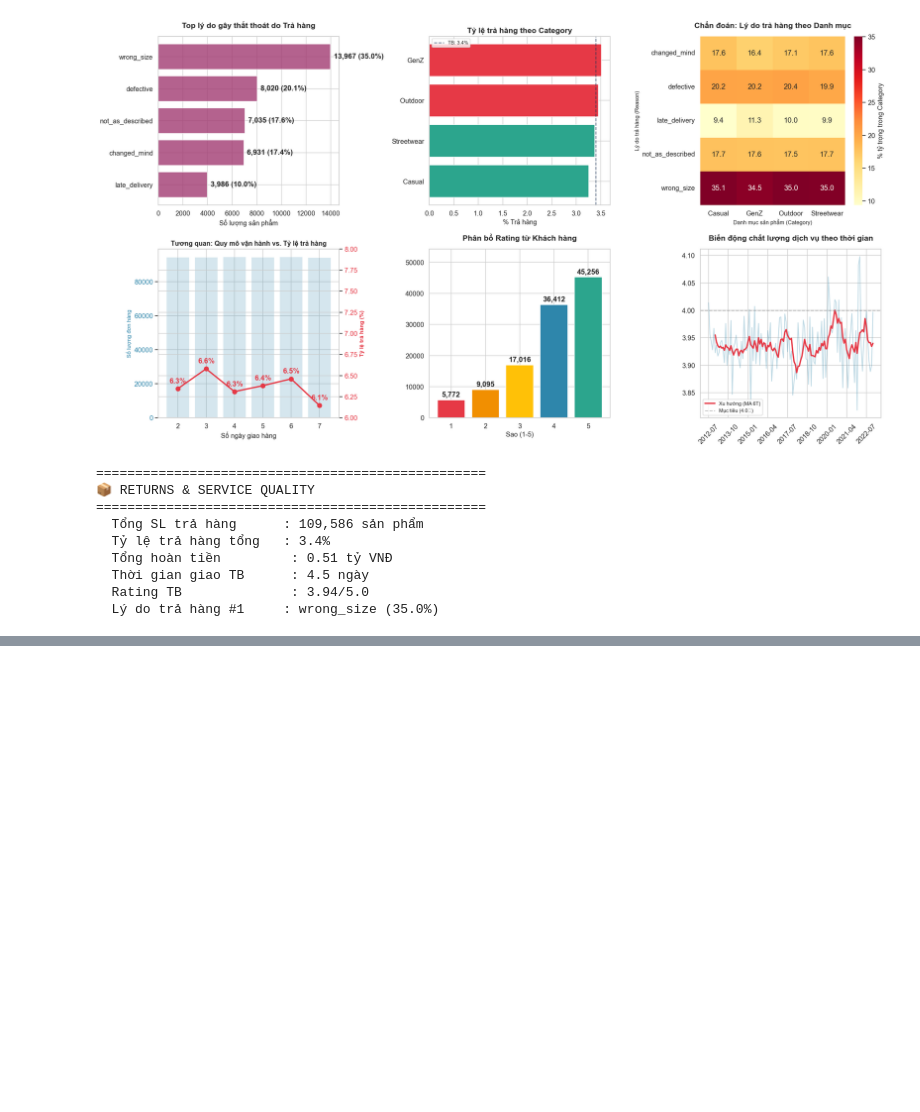
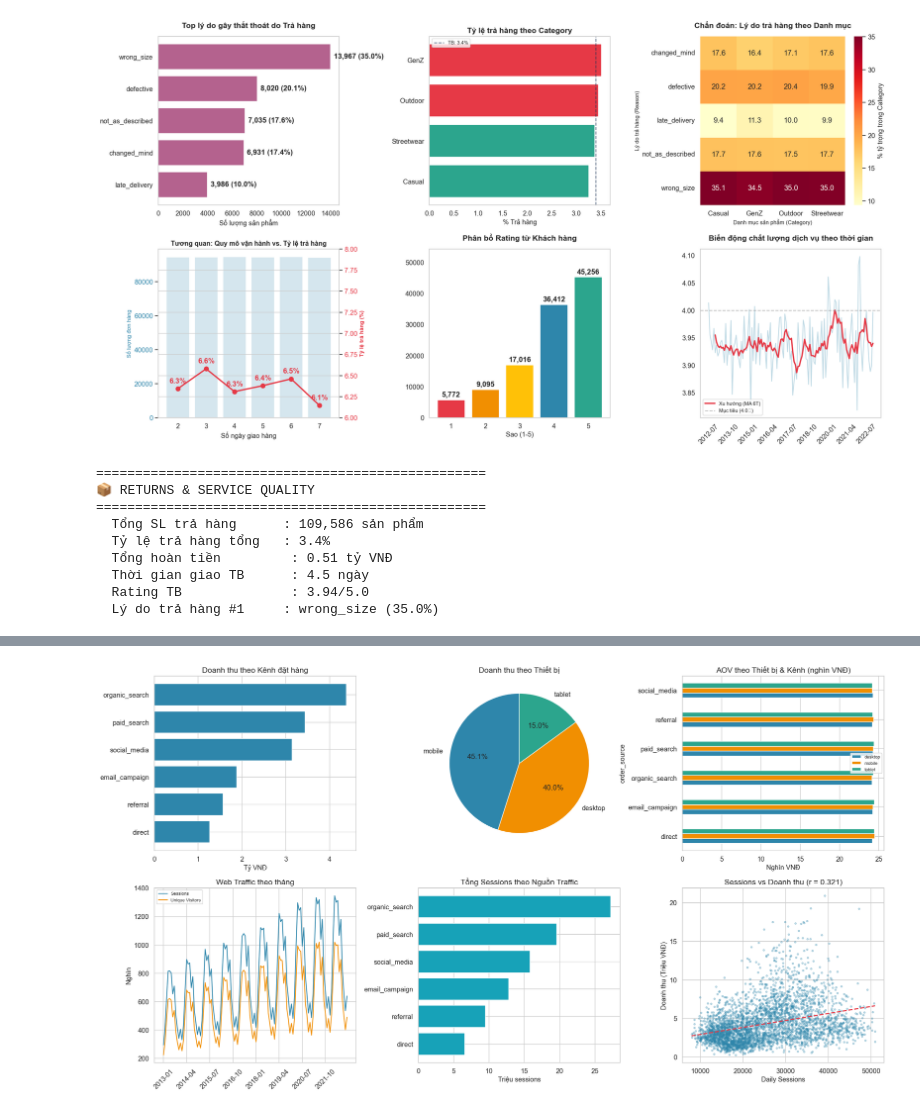
Before and after one commit to trieutienthanh284/Datathon2026, a Jupyter notebook: P2_EDA_Visualization.ipynb, the cells around one changed output, grey strips where cells are left out. Drawn from its saved outputs; the diff is of its cells as text; code cells hidden in the pictures; blank space fills up the shorter version.

```diff
--- a/P2_EDA_Visualization.ipynb
+++ b/P2_EDA_Visualization.ipynb
@@ -328,0 +335,79 @@ print(f"  Lý do trả hàng #1     : {reason_counts.index[0]} ({reason_counts.i
+# %%
+fig, axes = plt.subplots(2, 3, figsize=(20, 11))
+
+# 1. Revenue by order source
+source_rev = orders.merge(payments[['order_id', 'payment_value']], on='order_id')
+source_stats = source_rev.groupby('order_source')['payment_value'].agg(['sum', 'count', 'mean']).reset_index()
+source_stats = source_stats.sort_values('sum', ascending=True)
+axes[0,0].barh(source_stats['order_source'], source_stats['sum']/1e9, color=COLORS['primary'], edgecolor='white')
+axes[0,0].set_title('Doanh thu theo Kênh đặt hàng')
+axes[0,0].set_xlabel('Tỷ VNĐ')
+
+# 2. Revenue by device type
+device_rev = source_rev.groupby('device_type')['payment_value'].agg(['sum', 'count', 'mean']).reset_index()
+device_rev = device_rev.sort_values('sum', ascending=False)
+colors_dev = [COLORS['primary'], COLORS['accent'], COLORS['success']]
+axes[0,1].pie(device_rev['sum'], labels=device_rev['device_type'], autopct='%1.1f%%',
+              colors=colors_dev[:len(device_rev)], startangle=90)
+axes[0,1].set_title('Doanh thu theo Thiết bị')
+
+# 3. AOV by device & source
+device_source = source_rev.groupby(['device_type', 'order_source'])['payment_value'].mean().reset_index()
+ds_pivot = device_source.pivot(index='order_source', columns='device_type', values='payment_value')
+(ds_pivot/1e3).plot(kind='barh', ax=axes[0,2], color=[COLORS['primary'], COLORS['accent'], COLORS['success']][:ds_pivot.shape[1]])
+axes[0,2].set_title('AOV theo Thiết bị & Kênh (nghìn VNĐ)')
+axes[0,2].set_xlabel('Nghìn VNĐ')
+axes[0,2].legend(fontsize=8)
+
+# 4. Web traffic trend
+wt_monthly = web_traffic.groupby(web_traffic['date'].dt.to_period('M')).agg(
+    sessions=('sessions', 'sum'),
+    visitors=('unique_visitors', 'sum'),
+    page_views=('page_views', 'sum'),
+    bounce_rate=('bounce_rate', 'mean')
+).reset_index()
+wt_monthly['date_str'] = wt_monthly['date'].astype(str)
+ax4 = axes[1,0]
+ax4.plot(range(len(wt_monthly)), wt_monthly['sessions']/1e3, color=COLORS['primary'], label='Sessions', linewidth=1.5)
+ax4.plot(range(len(wt_monthly)), wt_monthly['visitors']/1e3, color=COLORS['accent'], label='Unique Visitors', linewidth=1.5)
+ax4.set_title('Web Traffic theo tháng')
+ax4.set_ylabel('Nghìn'); ax4.legend(fontsize=8)
+tick_pos = range(0, len(wt_monthly), max(1, len(wt_monthly)//8))
+ax4.set_xticks(list(tick_pos))
+ax4.set_xticklabels([wt_monthly['date_str'].iloc[i] for i in tick_pos], rotation=45)
+
+# 5. Traffic source breakdown
+traffic_source = web_traffic.groupby('traffic_source').agg(
+    sessions=('sessions', 'sum'),
+    visitors=('unique_visitors', 'sum')
+).reset_index().sort_values('sessions', ascending=True)
+axes[1,1].barh(traffic_source['traffic_source'], traffic_source['sessions']/1e6,
+               color=COLORS['teal'], edgecolor='white')
+axes[1,1].set_title('Tổng Sessions theo Nguồn Traffic')
+axes[1,1].set_xlabel('Triệu sessions')
+
+# 6. Correlation: daily web traffic vs daily revenue
+# Merge daily traffic with daily sales
+daily_traffic = web_traffic.groupby('date').agg(sessions=('sessions', 'sum'), visitors=('unique_visitors', 'sum')).reset_index()
+daily_merged = daily_traffic.merge(sales[['Date', 'Revenue']], left_on='date', right_on='Date', how='inner')
+axes[1,2].scatter(daily_merged['sessions'], daily_merged['Revenue']/1e6, alpha=0.3, s=10, color=COLORS['primary'])
+# Add trend line
+z = np.polyfit(daily_merged['sessions'], daily_merged['Revenue']/1e6, 1)
+p = np.poly1d(z)
+x_line = np.linspace(daily_merged['sessions'].min(), daily_merged['sessions'].max(), 100)
+axes[1,2].plot(x_line, p(x_line), color=COLORS['danger'], linewidth=2, linestyle='--')
+corr = daily_merged['sessions'].corr(daily_merged['Revenue'])
+axes[1,2].set_title(f'Sessions vs Doanh thu (r = {corr:.3f})')
+axes[1,2].set_xlabel('Daily Sessions'); axes[1,2].set_ylabel('Doanh thu (Triệu VNĐ)')
+
+plt.tight_layout(); plt.show()
+
+print(f"\n{'='*50}")
+print(f"🌐 CHANNEL & TRAFFIC SUMMARY")
+print(f"{'='*50}")
+print(f"  Kênh DT cao nhất      : {source_stats.iloc[-1]['order_source']} ({source_stats.iloc[-1]['sum']/1e9:.1f}B)")
+print(f"  Thiết bị #1           : {device_rev.iloc[0]['device_type']} ({device_rev.iloc[0]['sum']/device_rev['sum'].sum()*100:.1f}%)")
+print(f"  Tương quan Traffic-DT : r = {corr:.3f}")
+print(f"  Nguồn traffic #1     : {traffic_source.iloc[-1]['traffic_source']} ({traffic_source.iloc[-1]['sessions']/1e6:.1f}M sessions)")
+# %% [output]
+[figure, added]
```
Also changed, not shown: parts of 10 cells of this notebook.
